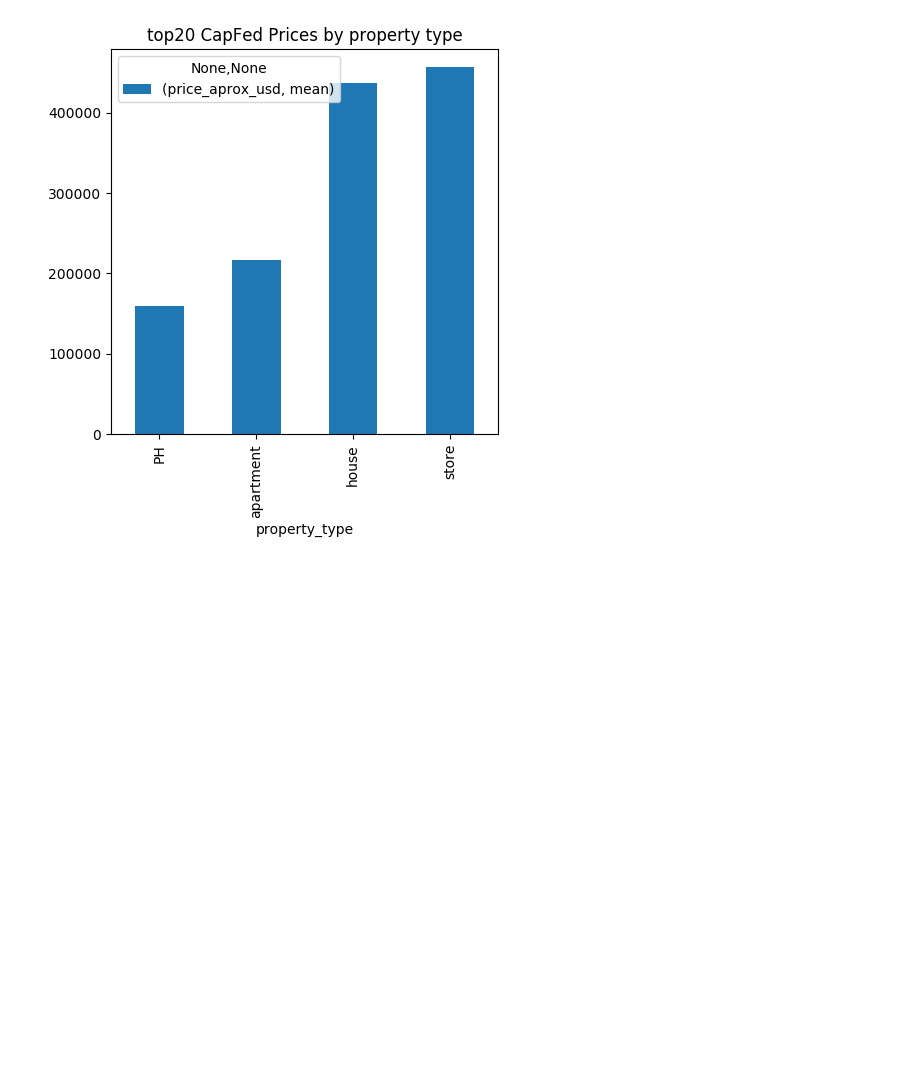
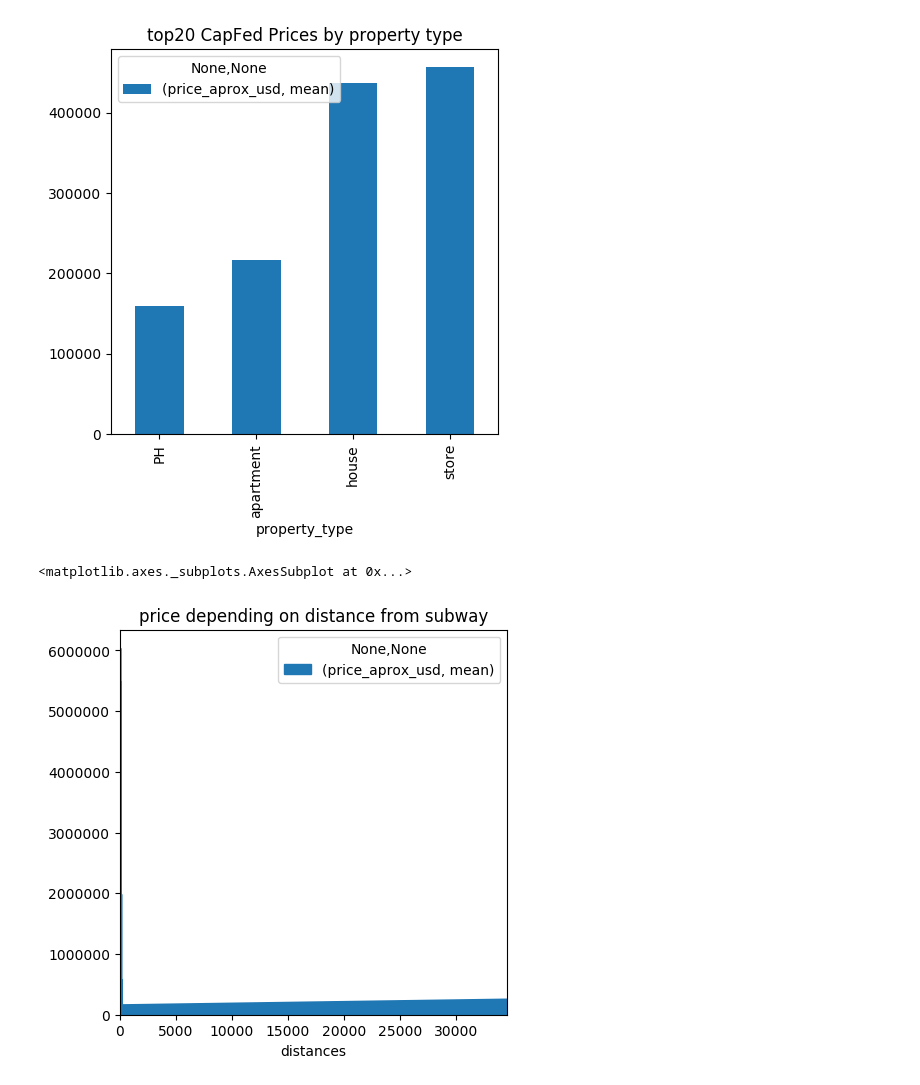
Before and after one commit to Monty1991/TPDATOS_7506_2017_2_ARGERICH, a Jupyter notebook: TP.ipynb, the cells around one changed output. Cells and saved outputs as stored; diff of their text form; code cells hidden in the pictures; blank space fills up the shorter version.

```diff
--- a/TP.ipynb
+++ b/TP.ipynb
@@ -220,0 +197,28 @@ CF = CF[~np.isnan(CF['lon']) | ~np.isnan(CF['lat'])]
+# %%
+def ManhattanDistance(x, y, lat, lon):
+    p = 1
+    return ( (abs(x-lat) + abs(y-lon) ) ** p) ** (1/p)
+# %%
+subways = pd.read_csv('./extra/estaciones-de-subte.csv', low_memory=False)
+CF = df.loc[df.place_with_parent_names.str.contains('Capital Federal'), :]
+CF = CF[~np.isnan(CF['lon']) | ~np.isnan(CF['lat'])]
+lat = CF['lat'].tolist()
+lon = CF['lon'].tolist()
+x = subways['X'].tolist()
+y = subways['Y'].tolist()
+distances = []
+minor = 0;
+for i in range(0, len(lat)):
+    minor = ManhattanDistance(x[0], y[0], lat[i], lon[i])
+    for j in range(1, len(x)):
+        dist = ManhattanDistance(x[j], y[j], lat[i], lon[i])
+        if (dist < minor):
+            minor = dist
+    distances.append(minor)
+CF['distances'] = pd.Series(distances)
+CF = CF.loc[:, ['distances', 'price_aprox_usd']].groupby('distances').agg([np.mean, np.size]).reset_index()
+# %%
+CF.plot(x='distances', y=('price_aprox_usd', 'mean') , kind='area', title="price depending on distance from subway")
+# %% [output]
+<matplotlib.axes._subplots.AxesSubplot at 0x...>
+[figure, added]
```
Also changed, not shown: parts of 3 cells of this notebook.
